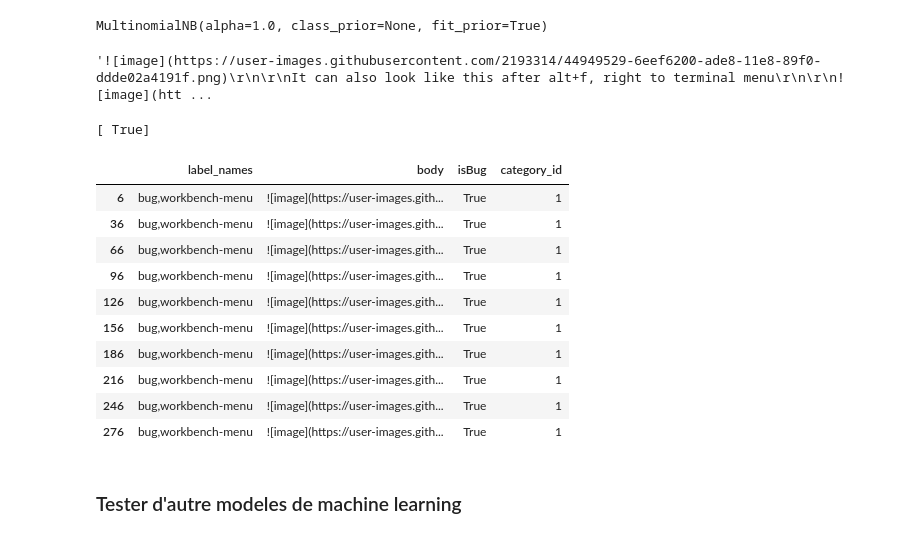
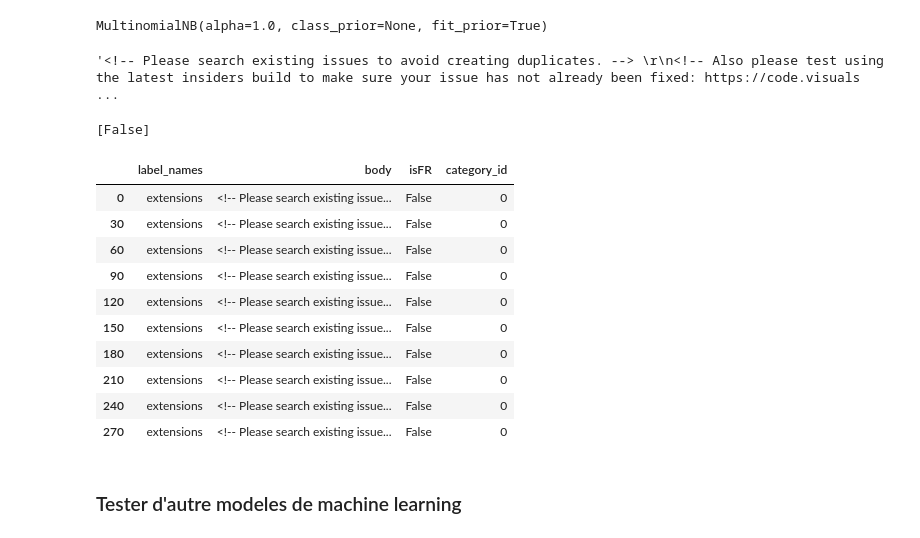
Before and after one commit to thouderth/Test_Ask_Mona, a Jupyter notebook: Issues_Classifier_IsFeatureRequest .ipynb, the cells around one changed output. Saved outputs shown, nothing was run; the diff lists cells and outputs as text; code cells hidden in the pictures.

```diff
--- a/Issues_Classifier_IsFeatureRequest .ipynb
+++ b/Issues_Classifier_IsFeatureRequest .ipynb
@@ -155,27 +153,27 @@ clf
 # %% [output]
 MultinomialNB(alpha=1.0, class_prior=None, fit_prior=True)
 # %%
-d['body'][276]
+d['body'][0]
 # %% [output]
-'![image](https://user-images.githubusercontent.com/2193314/44949529-6eef6200-ade8-11e8-89f0-ddde02a4191f.png)\r\n\r\nIt can also look like this after alt+f, right to terminal menu\r\n\r\n![image](htt ...
+'<!-- Please search existing issues to avoid creating duplicates. --> \r\n<!-- Also please test using the latest insiders build to make sure your issue has not already been fixed: https://code.visuals ...
-# %%
-print(clf.predict(count_vect.transform(["![image](https://user-images.githubusercontent.com/2193314/44949529-6eef6200-ade8-11e8-89f0-ddde02a4191f.png)\r\n\r\nIt can also look like this after alt+f, right to terminal menu\r\n\r\n![image](https://user-images.githubusercontent.com/2193314/44949535-81699b80-ade8-11e8-9fa6-34359dd8643b.png)\r\n"])))
-# %% [output]
-[ True]
-# %%
-d[d['body'] == "![image](https://user-images.githubusercontent.com/2193314/44949529-6eef6200-ade8-11e8-89f0-ddde02a4191f.png)\r\n\r\nIt can also look like this after alt+f, right to terminal menu\r\n\r\n![image](https://user-images.githubusercontent.com/2193314/44949535-81699b80-ade8-11e8-9fa6-34359dd8643b.png)\r\n"]
-# %% [output]
-|  | label_names | body | isBug | category_id |
-| 6 | bug,workbench-menu | ![image](https://user-images.gith... | True | 1 |
-| 36 | bug,workbench-menu | ![image](https://user-images.gith... | True | 1 |
-| 66 | bug,workbench-menu | ![image](https://user-images.gith... | True | 1 |
-| 96 | bug,workbench-menu | ![image](https://user-images.gith... | True | 1 |
-| 126 | bug,workbench-menu | ![image](https://user-images.gith... | True | 1 |
-| 156 | bug,workbench-menu | ![image](https://user-images.gith... | True | 1 |
-| 186 | bug,workbench-menu | ![image](https://user-images.gith... | True | 1 |
-| 216 | bug,workbench-menu | ![image](https://user-images.gith... | True | 1 |
-| 246 | bug,workbench-menu | ![image](https://user-images.gith... | True | 1 |
-| 276 | bug,workbench-menu | ![image](https://user-images.gith... | True | 1 |
+# %%
+print(clf.predict(count_vect.transform(["<!-- Please search existing issues to avoid creating duplicates. --> \r\n<!-- Also please test using the latest insiders build to make sure your issue has not already been fixed: https://code.visualstudio.com/insiders/ -->\r\n\r\n<!-- Use Help > Report Issue to prefill these. -->\r\n- VSCode Version:\r\n- OS Version:\r\n\r\nSteps to Reproduce:\r\n\r\n1.\r\n2.\r\n\r\n<!-- Launch with `code --disable-extensions` to check. -->\r\nDoes this issue occur when all extensions are disabled?: Yes/No\r\n"])))
+# %% [output]
+[False]
+# %%
+d[d['body'] == "<!-- Please search existing issues to avoid creating duplicates. --> \r\n<!-- Also please test using the latest insiders build to make sure your issue has not already been fixed: https://code.visualstudio.com/insiders/ -->\r\n\r\n<!-- Use Help > Report Issue to prefill these. -->\r\n- VSCode Version:\r\n- OS Version:\r\n\r\nSteps to Reproduce:\r\n\r\n1.\r\n2.\r\n\r\n<!-- Launch with `code --disable-extensions` to check. -->\r\nDoes this issue occur when all extensions are disabled?: Yes/No\r\n"]
+# %% [output]
+|  | label_names | body | isFR | category_id |
+| 0 | extensions | <!-- Please search existing issue... | False | 0 |
+| 30 | extensions | <!-- Please search existing issue... | False | 0 |
+| 60 | extensions | <!-- Please search existing issue... | False | 0 |
+| 90 | extensions | <!-- Please search existing issue... | False | 0 |
+| 120 | extensions | <!-- Please search existing issue... | False | 0 |
+| 150 | extensions | <!-- Please search existing issue... | False | 0 |
+| 180 | extensions | <!-- Please search existing issue... | False | 0 |
+| 210 | extensions | <!-- Please search existing issue... | False | 0 |
+| 240 | extensions | <!-- Please search existing issue... | False | 0 |
+| 270 | extensions | <!-- Please search existing issue... | False | 0 |
 # %% [markdown]
 ### Tester d'autre modeles de machine learning
 # %%
```
Also changed, not shown: parts of 8 cells of this notebook.
